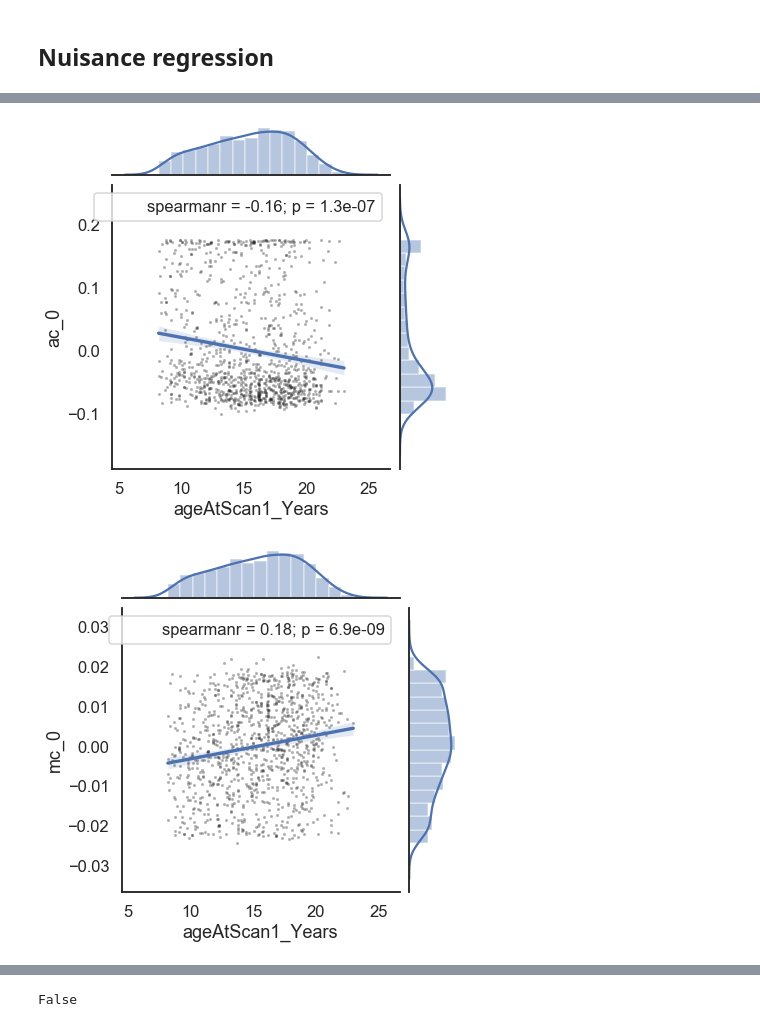
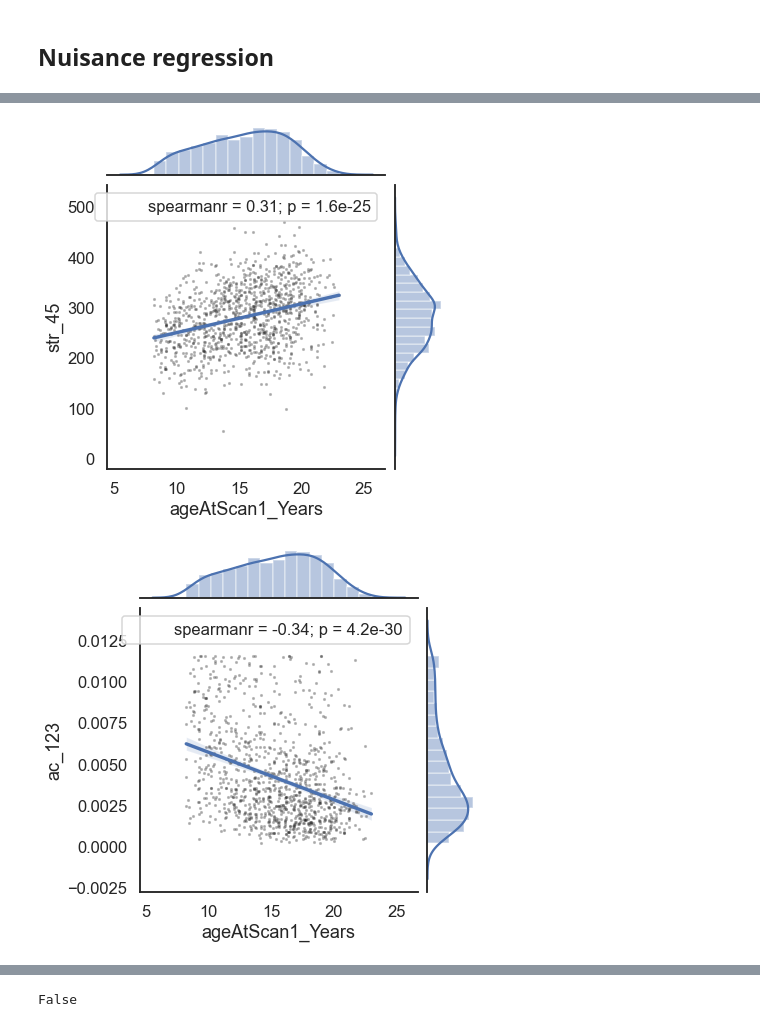
Before and after one commit to lindenmp/neurodev_cs_predictive, a Jupyter notebook: code/clean_node_metrics.ipynb, the cells around one changed output, grey strips where cells are left out. Drawn from its saved outputs; the diff is of its cells as text; code cells hidden in the pictures.

```diff
--- a/code/clean_node_metrics.ipynb
+++ b/code/clean_node_metrics.ipynb
@@ -52,6 +58,6 @@ print(df.shape)
 # %%
 # Load data
-df_node = pd.read_csv(os.path.join(os.environ['MODELDIR_BASE'], 'df_node_base.csv'))
+df_node = pd.read_csv(os.path.join(os.environ['MODELDIR'], 'df_node_base.csv'))
 df_node.set_index(['bblid', 'scanid'], inplace = True)
 print(df_node.shape)
 # %% [output]
@@ -70,7 +76,7 @@ df_node.head()
 # %%
-metrics = ('ct', 'vol', 'str', 'ac', 'mc')
+metrics = ('vol', 'str', 'ac', 'mc')
 dwi_metrics = ('str', 'ac', 'mc')
-t1_metrics = ('ct', 'vol')
+t1_metrics = ('vol',)
 # %% [markdown]
 ### Compute whole brain averages
 # %%
@@ -226,8 +260,8 @@ my_str
 # %%
-if my_str == 'nuis-streamline' or my_str == 'nuis-netdens':
-    df_node = df_node.filter(regex = 'squeakycleanExclude|str|ac|mc', axis = 1)
-elif my_str == 'nuis-str':
-    df_str = df_node.filter(regex = 'str', axis = 1).copy()
-    df_node = df_node.filter(regex = 'squeakycleanExclude|ac|mc', axis = 1)
-else:
-    print('skipping...')
+# if my_str == 'nuis-streamline' or my_str == 'nuis-netdens':
+#     df_node = df_node.filter(regex = 'squeakycleanExclude|str|ac|mc', axis = 1)
+# elif my_str == 'nuis-str':
+#     df_str = df_node.filter(regex = 'str', axis = 1).copy()
+#     df_node = df_node.filter(regex = 'squeakycleanExclude|ac|mc', axis = 1)
+# else:
+#     print('skipping...')
@@ -244,14 +274,14 @@ df_node_bak = df_node.copy()
 # %%
-# labels of nuisance regressors
-nuis = ['averageManualRating']
-print(nuis)
-df_nuis = df[nuis]
-df_nuis = sm.add_constant(df_nuis)
+# # labels of nuisance regressors
+# nuis = ['averageManualRating']
+# print(nuis)
+# df_nuis = df[nuis]
+# df_nuis = sm.add_constant(df_nuis)
 
-my_str = '|'.join(t1_metrics); print(my_str)
-cols = df_node.filter(regex = my_str, axis = 1).columns
+# my_str = '|'.join(t1_metrics); print(my_str)
+# cols = df_node.filter(regex = my_str, axis = 1).columns
 
-mdl = sm.OLS(df_node.loc[:,cols].astype(float), df_nuis.astype(float)).fit()
-y_pred = mdl.predict(df_nuis)
-y_pred.columns = cols
-df_node.loc[:,cols] = df_node.loc[:,cols] - y_pred
+# mdl = sm.OLS(df_node.loc[:,cols].astype(float), df_nuis.astype(float)).fit()
+# y_pred = mdl.predict(df_nuis)
+# y_pred.columns = cols
+# df_node.loc[:,cols] = df_node.loc[:,cols] - y_pred
@@ -314,16 +335,18 @@ f.ax_joint.collections[0].set_alpha(0)
 # %%
-f = sns.jointplot(x = df['ageAtScan1_Years'], y = df_node['ac_0'], kind="reg")
+idx = df_node.filter(regex = 'str').corrwith(df[primary_covariate]).abs().argmax()
+f = sns.jointplot(x = df[primary_covariate], y = df_node['str_'+str(idx)], kind="reg")
 f.annotate(sp.stats.spearmanr)
 # f.annotate(sp.stats.pearsonr)
 f.plot_joint(plt.scatter, c = "k", s = 5, linewidth = 2, marker = ".", alpha = 0.3)
 f.ax_joint.collections[0].set_alpha(0)
 # %% [output]
-[figure, old version]
+[figure, new version]
 # %%
-f = sns.jointplot(x = df['ageAtScan1_Years'], y = df_node['mc_0'], kind="reg")
+idx = df_node.filter(regex = 'ac').corrwith(df[primary_covariate]).abs().argmax()
+f = sns.jointplot(x = df[primary_covariate], y = df_node['ac_'+str(idx)], kind="reg")
 f.annotate(sp.stats.spearmanr)
 # f.annotate(sp.stats.pearsonr)
 f.plot_joint(plt.scatter, c = "k", s = 5, linewidth = 2, marker = ".", alpha = 0.3)
 f.ax_joint.collections[0].set_alpha(0)
 # %% [output]
-[figure, old version]
+[figure, new version]
```
Also changed, not shown: parts of 35 cells of this notebook, 1 other file.
